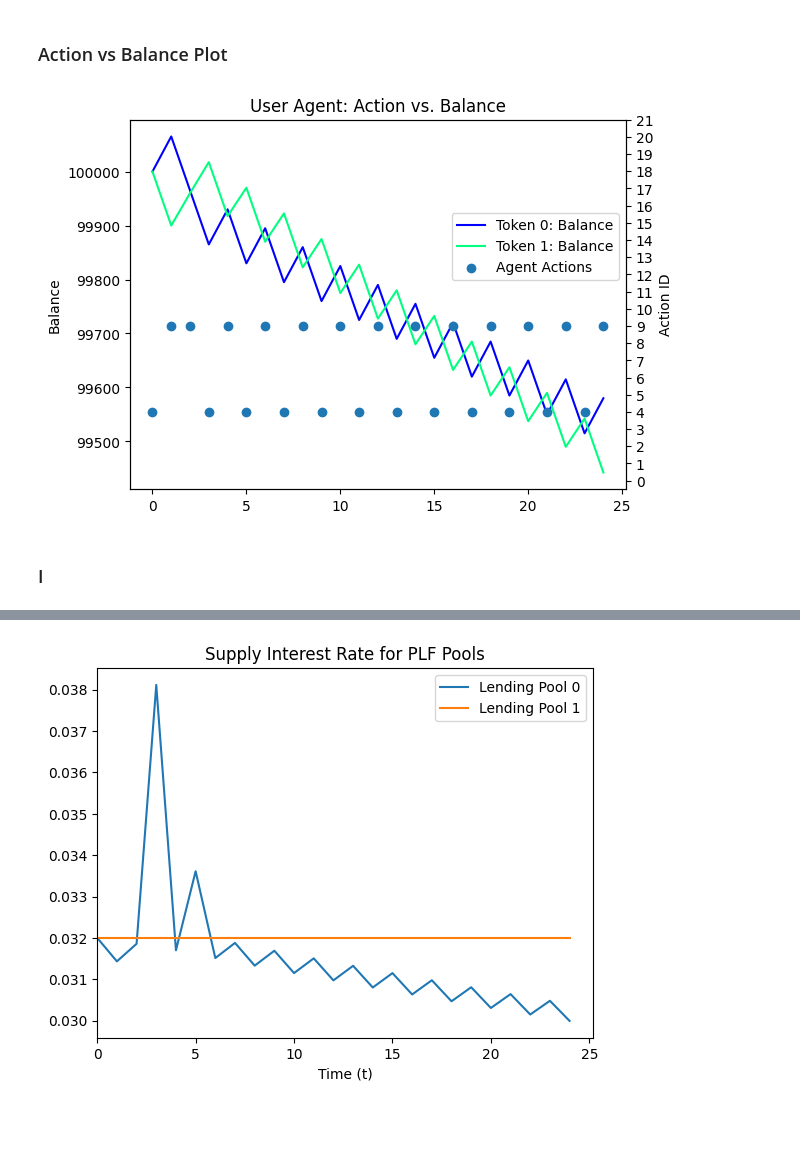
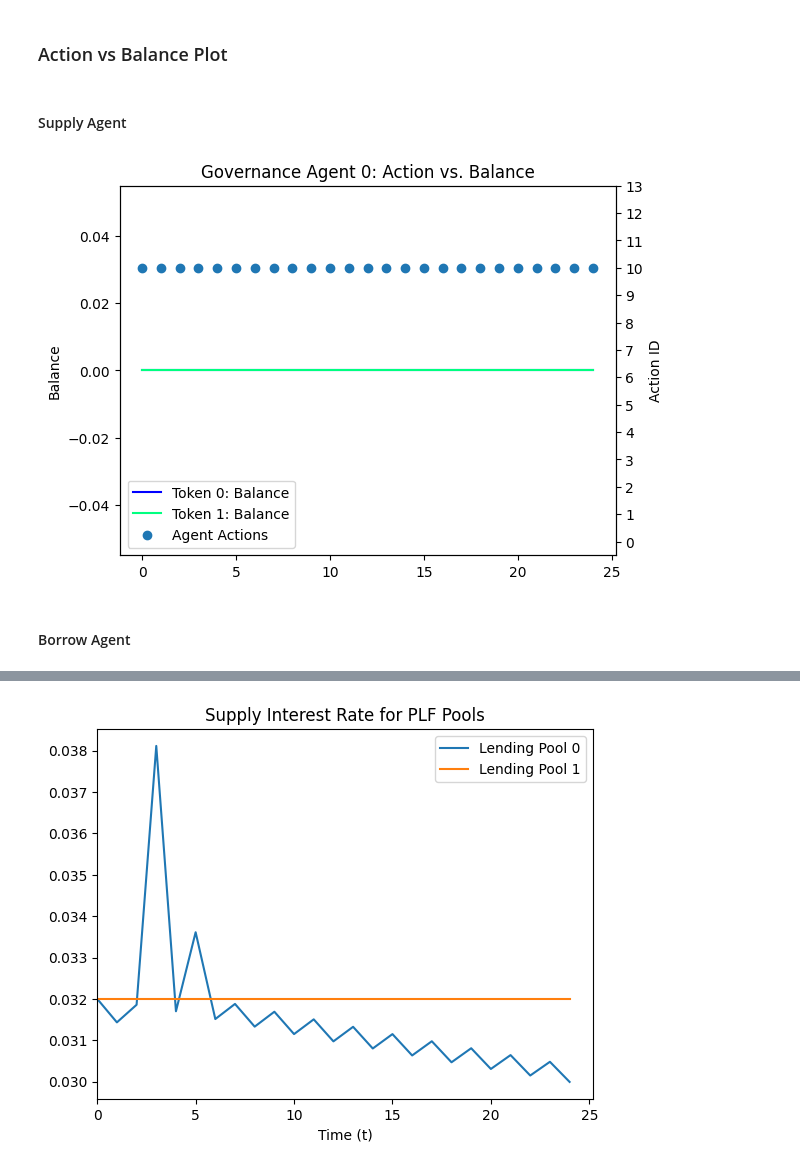
Before and after one commit to buehrerc/MAAC-auto-gov, a Jupyter notebook: analysis/generate_plots.ipynb, the cells around one changed output, grey strips where cells are left out. Cells and saved outputs as stored; diff of their text form; code cells hidden in the pictures; blank space fills up the shorter version.

```diff
--- a/analysis/generate_plots.ipynb
+++ b/analysis/generate_plots.ipynb
@@ -120,30 +122,32 @@ Index(['agent0/lp_0_pool_0/total_supply_token',
       dtype='object')
 # %% [markdown]
 ### Action vs Balance Plot
+# %% [markdown]
+#### Supply Agent
 # %%
 fig, ax = plt.subplots()
 # df_plot = df[['agent0/lp_0_pool_0/borrow_interest_rate', 'agent0/lp_0_pool_1/borrow_interest_rate', 'agent0/lp_1_pool_0/borrow_interest_rate', 'agent0/lp_1_pool_1/borrow_interest_rate']].copy(deep=True)
 # df_plot.columns = ['Lending Protocol 0 - PLF Pool 0', 'Lending Protocol 0 - PLF Pool 1', 'Lending Protocol 1 - PLF Pool 0', 'Lending Protocol 1 - PLF Pool 1',]
-df_plot = df[['agent0/agent2/token_0_balance', 'agent0/agent2/token_1_balance']].copy(deep=True)
+df_plot = df[['agent0/agent0/token_0_balance', 'agent0/agent0/token_1_balance']].copy(deep=True)
 df_plot.columns = ['Token 0: Balance', 'Token 1: Balance']
 df_plot.plot(ax=ax, colormap='winter')
 ax.get_legend().remove()
 ax.set(ylabel="Balance")
 
 
 ax2 = ax.twinx()
 
-df_plot = df[['action/agent_2']].copy(deep=True)
+df_plot = df[['action/agent_0']].copy(deep=True)
 df_plot.columns = ["Agent Actions"]
 ax2.scatter(x=df_plot.index.values, y=df_plot["Agent Actions"].values)
-ax2.set_title("User Agent: Action vs. Balance")
+ax2.set_title("Governance Agent 0: Action vs. Balance")
 ax2.set(xlabel="Time (t)", ylabel="Action ID")
-ax2.set_ylim(-0.5, 21)
-ax2.set_yticks(np.arange(0, 22))
+ax2.set_ylim(-0.5, 13)
+ax2.set_yticks(np.arange(0, 14))
 
-fig.legend(['Token 0: Balance', 'Token 1: Balance', "Agent Actions"], bbox_to_anchor=(0.9, 0.7))
-fig.savefig(f"./plots/session_{session_id}_supply_agent_action_vs_balance")
+fig.legend(['Token 0: Balance', 'Token 1: Balance', "Agent Actions"], bbox_to_anchor=(0.41, 0.28))
+fig.savefig(f"./plots/session_{session_id}_gov0_agent_action_vs_balance")
 # %% [output]
-[figure, old version]
+[figure, new version]
 # %% [markdown]
-### I
+#### Borrow Agent
```
Also changed, not shown: parts of 11 cells of this notebook, 32 other files.
